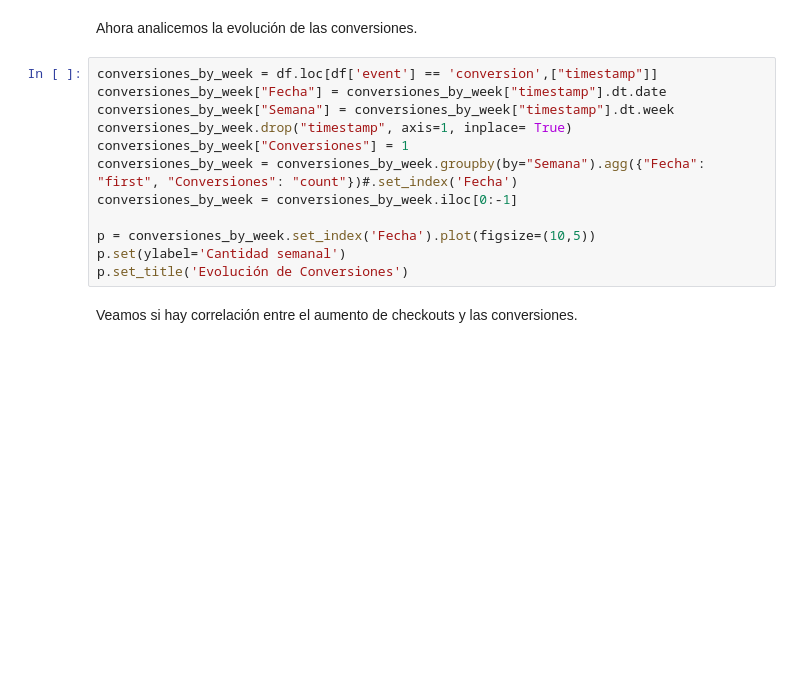
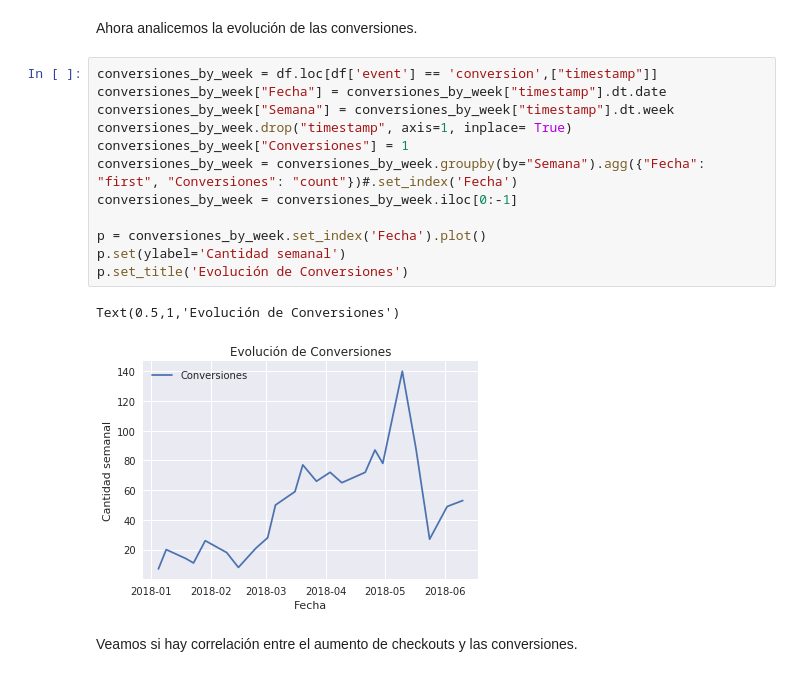
Before and after one commit to AlejandroKler/Datos-TP1, a Jupyter notebook: analisis_checkouts_conversiones.ipynb, the cells around one changed output. Drawn from its saved outputs; the diff is of its cells as text; blank space fills up the shorter version.

```diff
--- a/analisis_checkouts_conversiones.ipynb
+++ b/analisis_checkouts_conversiones.ipynb
@@ -45,15 +51,18 @@ Ahora analicemos la evolución de las conversiones.
 # %%
 conversiones_by_week = df.loc[df['event'] == 'conversion',["timestamp"]]
 conversiones_by_week["Fecha"] = conversiones_by_week["timestamp"].dt.date
 conversiones_by_week["Semana"] = conversiones_by_week["timestamp"].dt.week
 conversiones_by_week.drop("timestamp", axis=1, inplace= True)
 conversiones_by_week["Conversiones"] = 1
 conversiones_by_week = conversiones_by_week.groupby(by="Semana").agg({"Fecha": "first", "Conversiones": "count"})#.set_index('Fecha')
 conversiones_by_week = conversiones_by_week.iloc[0:-1]
 
-p = conversiones_by_week.set_index('Fecha').plot(figsize=(10,5))
+p = conversiones_by_week.set_index('Fecha').plot()
 p.set(ylabel='Cantidad semanal')
 p.set_title('Evolución de Conversiones')
+# %% [output]
+Text(0.5,1,'Evolución de Conversiones')
+[figure, added]
 # %% [markdown]
 Veamos si hay correlación entre el aumento de checkouts y las conversiones.
 # %%
```
Also changed, not shown: parts of 11 cells of this notebook, 5 other files.
